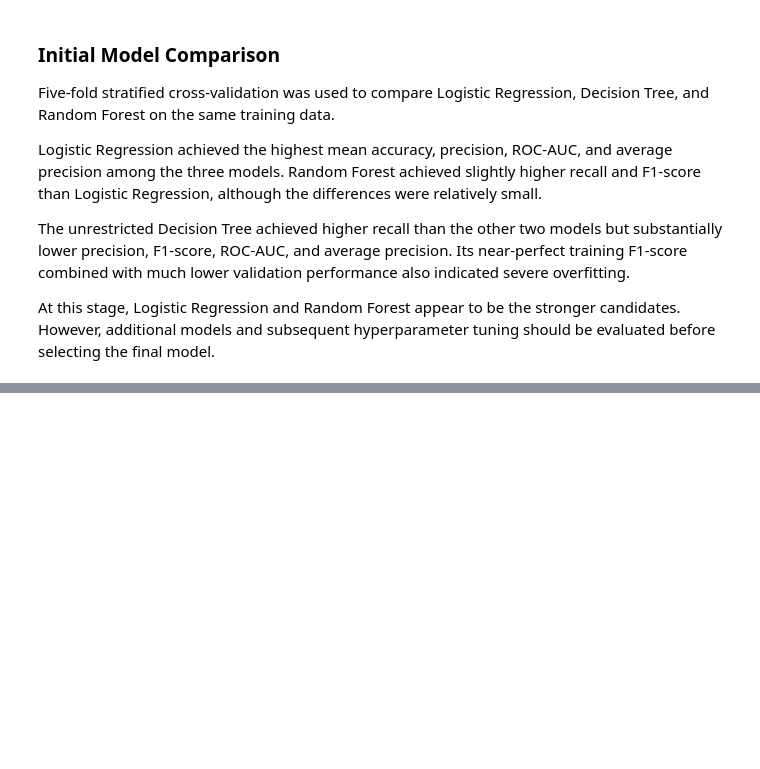
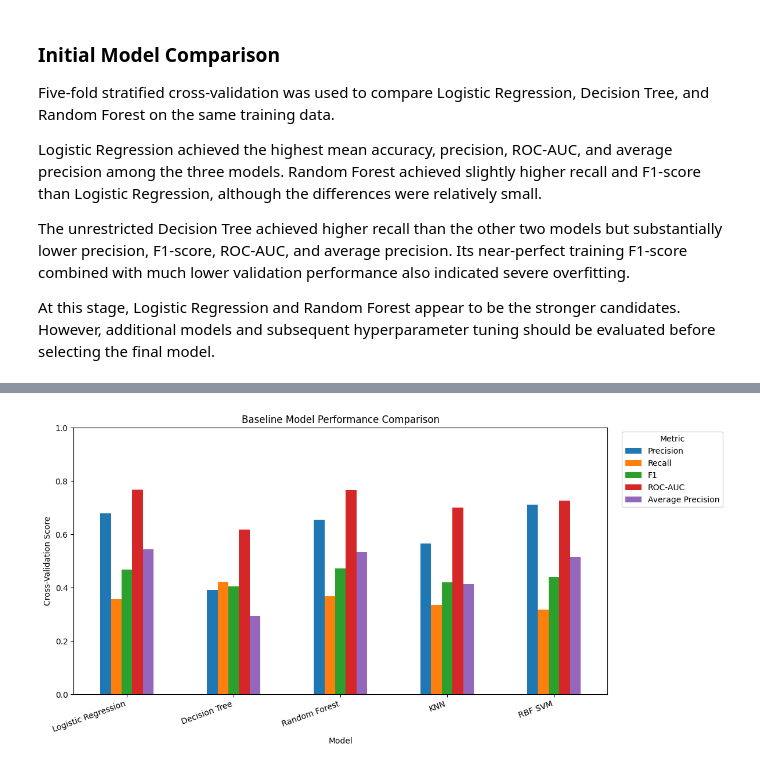
Before and after one commit to Sharma-Shivam2021/credit-default-prediction, a Jupyter notebook: notebooks/03_model_comparison.ipynb, the cells around one changed output, grey strips where cells are left out. Cells and saved outputs as stored; diff of their text form; code cells hidden in the pictures; blank space fills up the shorter version.

```diff
--- a/notebooks/03_model_comparison.ipynb
+++ b/notebooks/03_model_comparison.ipynb
@@ -306,0 +958,20 @@ print("Std Validation F1:", knn_cv["test_f1"].std())
+# %%
+import matplotlib.pyplot as plt
+
+plot_df = model_results.set_index("Model")
+
+ax = plot_df.plot(
+    kind="bar",
+    figsize=(12, 6)
+)
+
+plt.title("Baseline Model Performance Comparison")
+plt.ylabel("Cross-Validation Score")
+plt.xlabel("Model")
+plt.ylim(0, 1)
+plt.xticks(rotation=20, ha="right")
+plt.legend(title="Metric", bbox_to_anchor=(1.02, 1))
+plt.tight_layout()
+plt.show()
+# %% [output]
+[figure, added]
```
Also changed, not shown: parts of 50 cells of this notebook.
